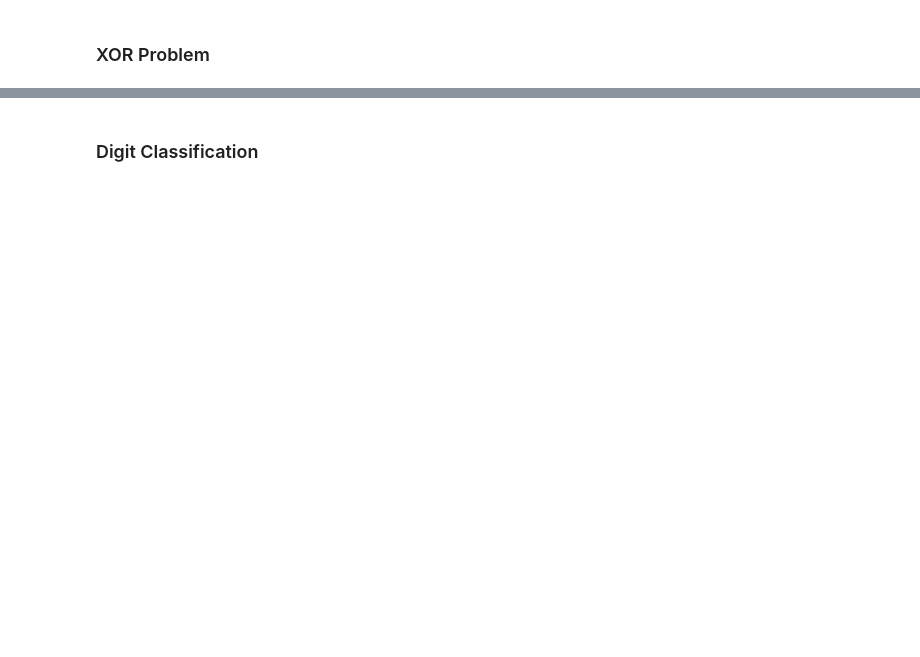
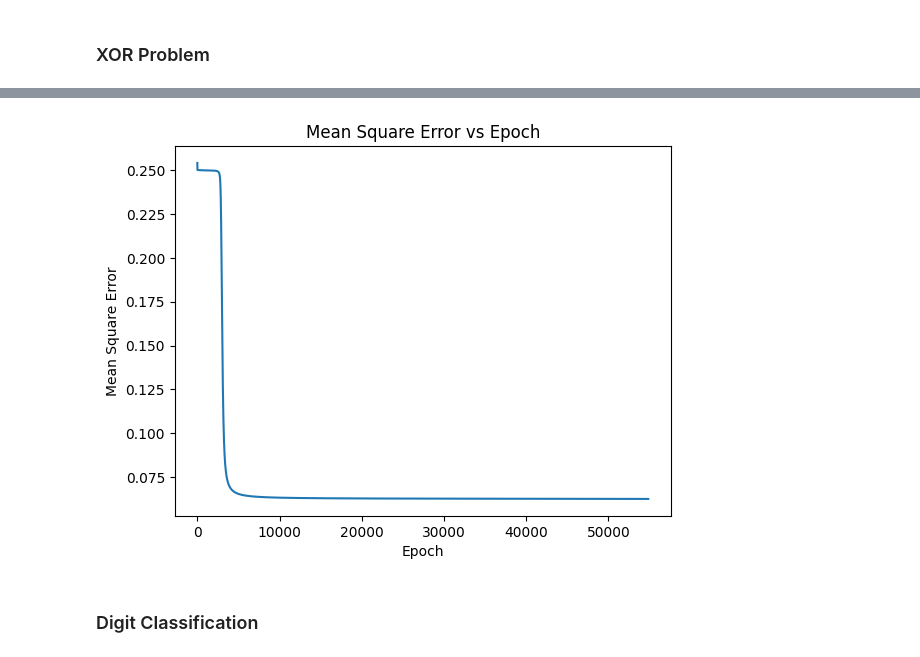
Before and after one commit to slchangtw/ml_algorithms_from_scratch, a Jupyter notebook: notebooks/mlp.ipynb, the cells around one changed output, grey strips where cells are left out. Saved outputs shown, nothing was run; the diff lists cells and outputs as text; code cells hidden in the pictures; blank space fills up the shorter version.

```diff
--- a/notebooks/mlp.ipynb
+++ b/notebooks/mlp.ipynb
@@ -128,0 +177,21 @@ plt.plot(errors[:end_epoch])
+# %%
+epochs = 55000
+end_epoch = epochs
+
+errors = []
+for epoch in range(epochs):
+    mlp.forward(X)
+    mlp.backward(y, eta=0.4)
+    errors.append(mean_square_error(y, mlp.pred_proba()))
+
+    if epoch % 5000 == 0:
+        print(f"Epoch {epoch}: {errors[epoch]}")
+
+    if (
+        misclassification_rate(
+            np.argmax(y, axis=1), np.argmax(mlp.predict_label(), axis=1)
+        )
+        == 0
+    ):
+        end_epoch = epoch
+        break
@@ -129,2 +210,10 @@ plt.plot(errors[:end_epoch])
+# %%
+plt.plot(errors)
+plt.xlabel("Epoch")
+plt.ylabel("Mean Square Error")
+plt.title("Mean Square Error vs Epoch")
+plt.show()
+# %% [output]
+[figure, added]
 # %% [markdown]
 ### Digit Classification
```
Also changed, not shown: parts of 20 cells of this notebook, 2 other files.
